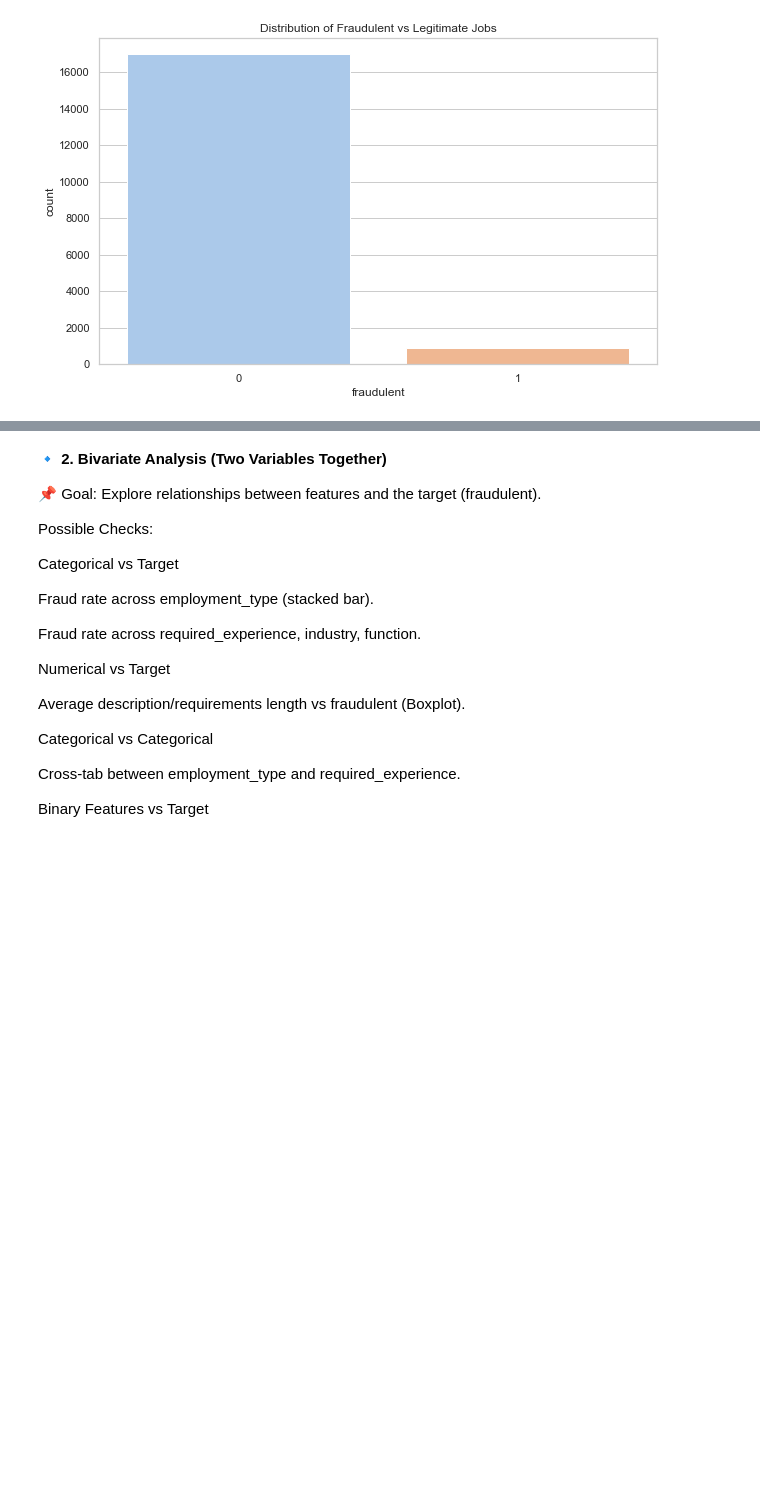
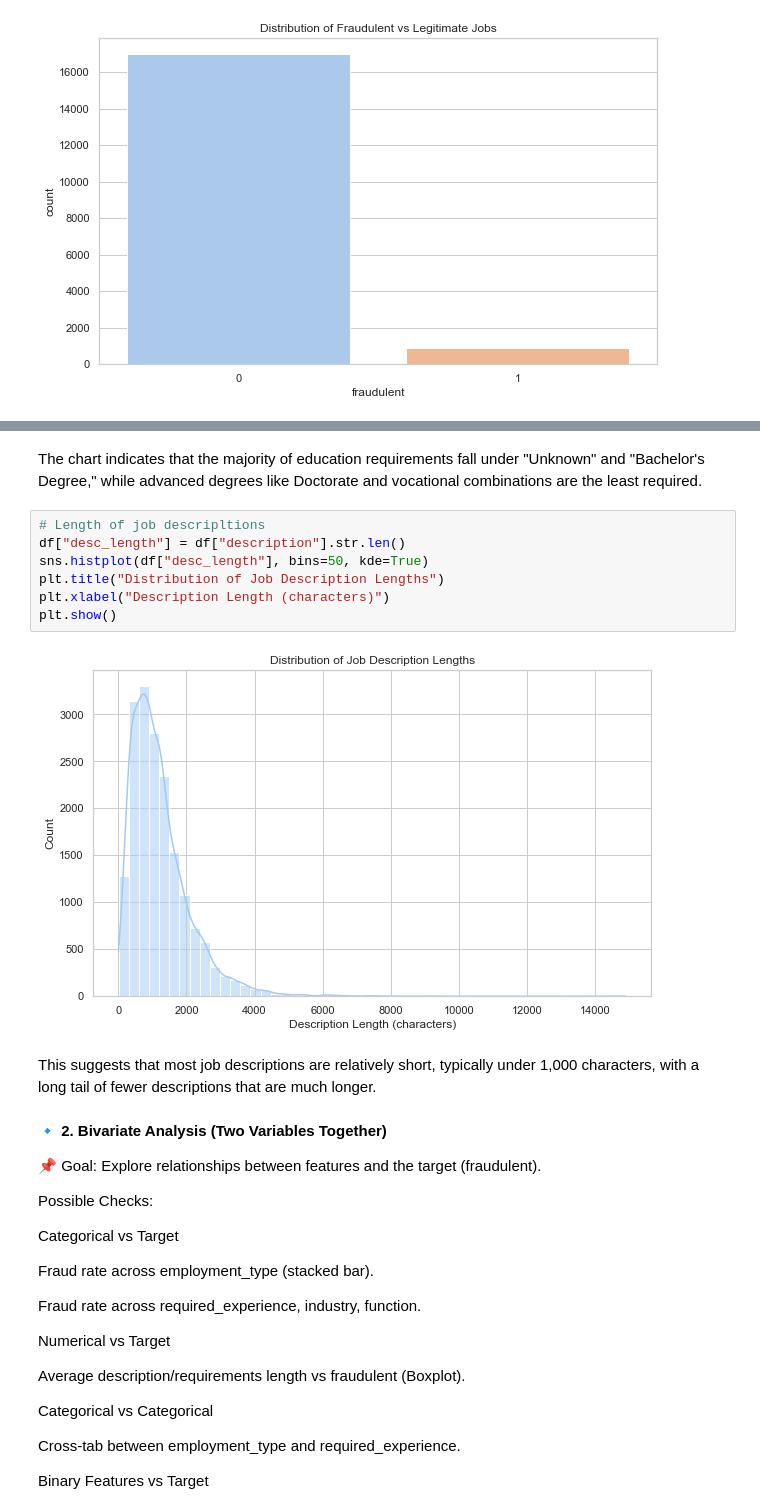
Before and after one commit to FGithaiga/FAKE_JOB_POSTING, a Jupyter notebook: index.ipynb, the cells around one changed output, grey strips where cells are left out. Drawn from its saved outputs; the diff is of its cells as text; blank space fills up the shorter version.

```diff
--- a/index.ipynb
+++ b/index.ipynb
@@ -177,3 +210,16 @@ plt.show()
+# %% [markdown]
+The chart indicates that the majority of education requirements fall under "Unknown" and "Bachelor's Degree," while advanced degrees like Doctorate and vocational combinations are the least required.
+# %%
+# Length of job descripltions
+df["desc_length"] = df["description"].str.len()
+sns.histplot(df["desc_length"], bins=50, kde=True)
+plt.title("Distribution of Job Description Lengths")
+plt.xlabel("Description Length (characters)")
+plt.show()
+# %% [output]
+[figure, added]
+# %% [markdown]
+This suggests that most job descriptions are relatively short, typically under 1,000 characters, with a long tail of fewer descriptions that are much longer.
 # %% [markdown]
 **🔹 2. Bivariate Analysis (Two Variables Together)**
 
```
Also changed, not shown: parts of 28 cells of this notebook.
